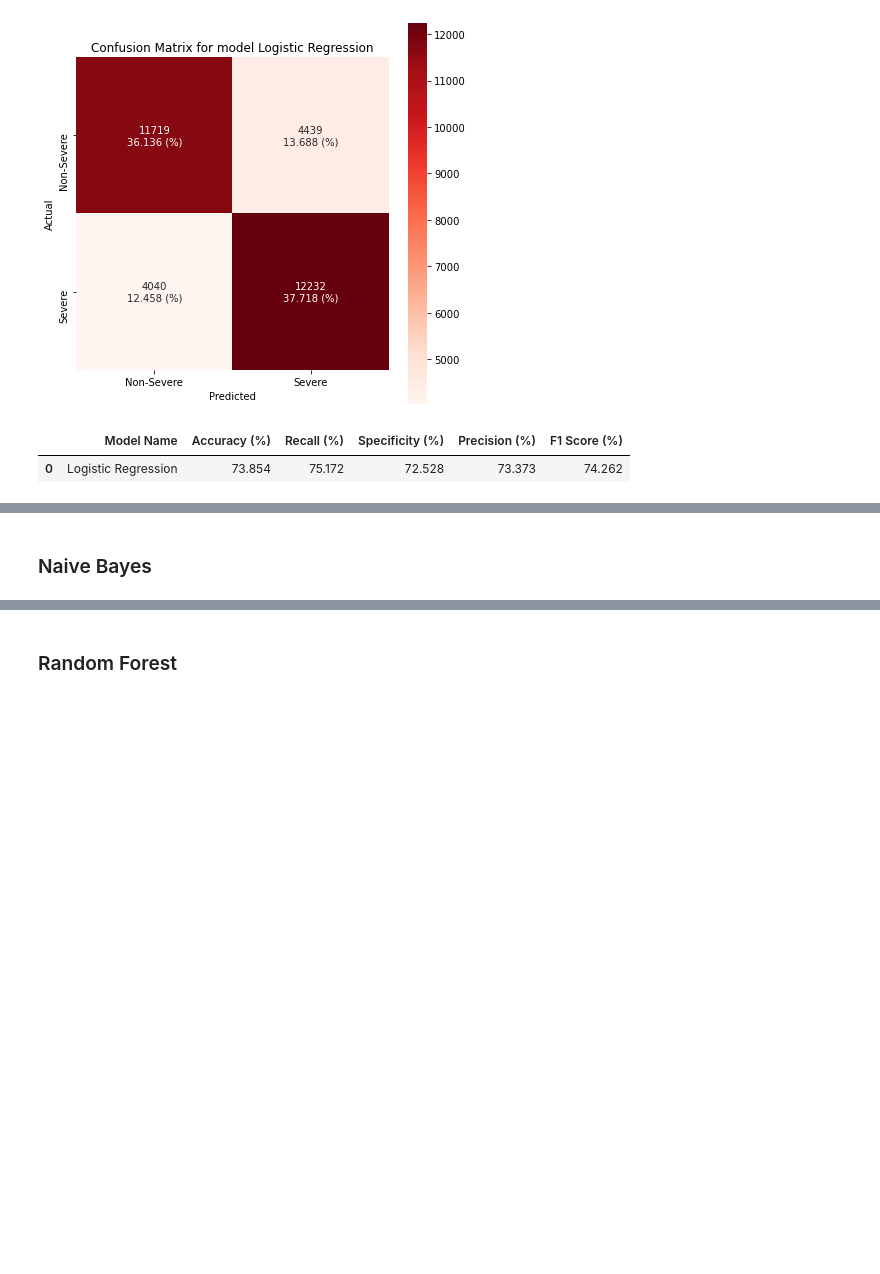
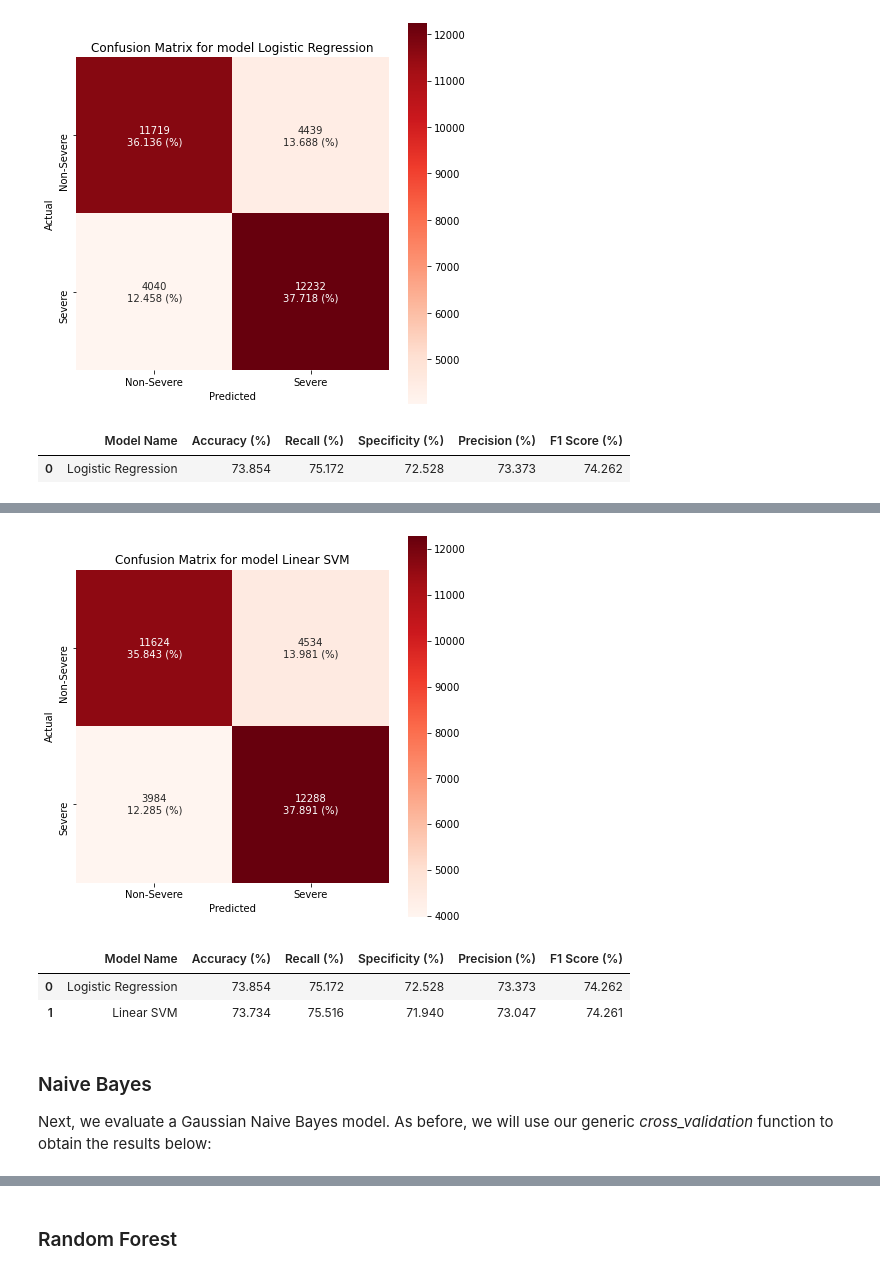
Before and after one commit to agomez08/patrones_inv2, a Jupyter notebook: supervised_learning.ipynb, the cells around one changed output, grey strips where cells are left out. Saved outputs shown, nothing was run; the diff lists cells and outputs as text; code cells hidden in the pictures; blank space fills up the shorter version.

```diff
--- a/supervised_learning.ipynb
+++ b/supervised_learning.ipynb
@@ -328,7 +340,7 @@ cross_validation(lr_clf)
 # Now let's use Grid-Search to attempt to find a good combination of hyper-parameters
 lr_param_grid = {
     'solver': ['liblinear', 'sag', 'newton-cg'],
-    'C': [0.1, 1, 10, 15],
+    'C': [0.1, 1, 10],
     'random_state': [8]
 }
 lr_clf = linear_model.LogisticRegression()
@@ -351,0 +396,9 @@ create_metrics_table([best_lr_clf_metrics])
+# %%
+# Now let's use Grid-Search to attempt to find a good combination of hyper-parameters
+lsvm_clf_param_grid = {
+    'loss': ['hinge', 'squared_hinge'],
+    'C': [0.1, 1, 10],
+    'dual': [True, False],
+    'random_state': [8]
+}
+best_lsvm_clf = grid_search_cv(svm.LinearSVC(), lsvm_clf_param_grid)
@@ -352,5 +418,16 @@ create_metrics_table([best_lr_clf_metrics])
+# %%
+# Now let's generate metrics results for the best model obtained
+best_lsvm_clf_metrics = generate_metrics(best_lsvm_clf, "Linear SVM")
+create_metrics_table([best_lr_clf_metrics, best_lsvm_clf_metrics])
+# %% [output]
+[figure, added]
+|  | Model Name | Accuracy (%) | Recall (%) | Specificity (%) | Precision (%) | F1 Score (%) |
+| 0 | Logistic Regression | 73.854 | 75.172 | 72.528 | 73.373 | 74.262 |
+| 1 | Linear SVM | 73.734 | 75.516 | 71.940 | 73.047 | 74.261 |
 # %% [markdown]
 ### Naive Bayes
+
+Next, we evaluate a Gaussian Naive Bayes model. As before, we will use our generic *cross_validation* function to obtain the results below:
 # %%
 # Import naive_bayes module
 from sklearn import naive_bayes
```
Also changed, not shown: parts of 40 cells of this notebook, 1 other file.
